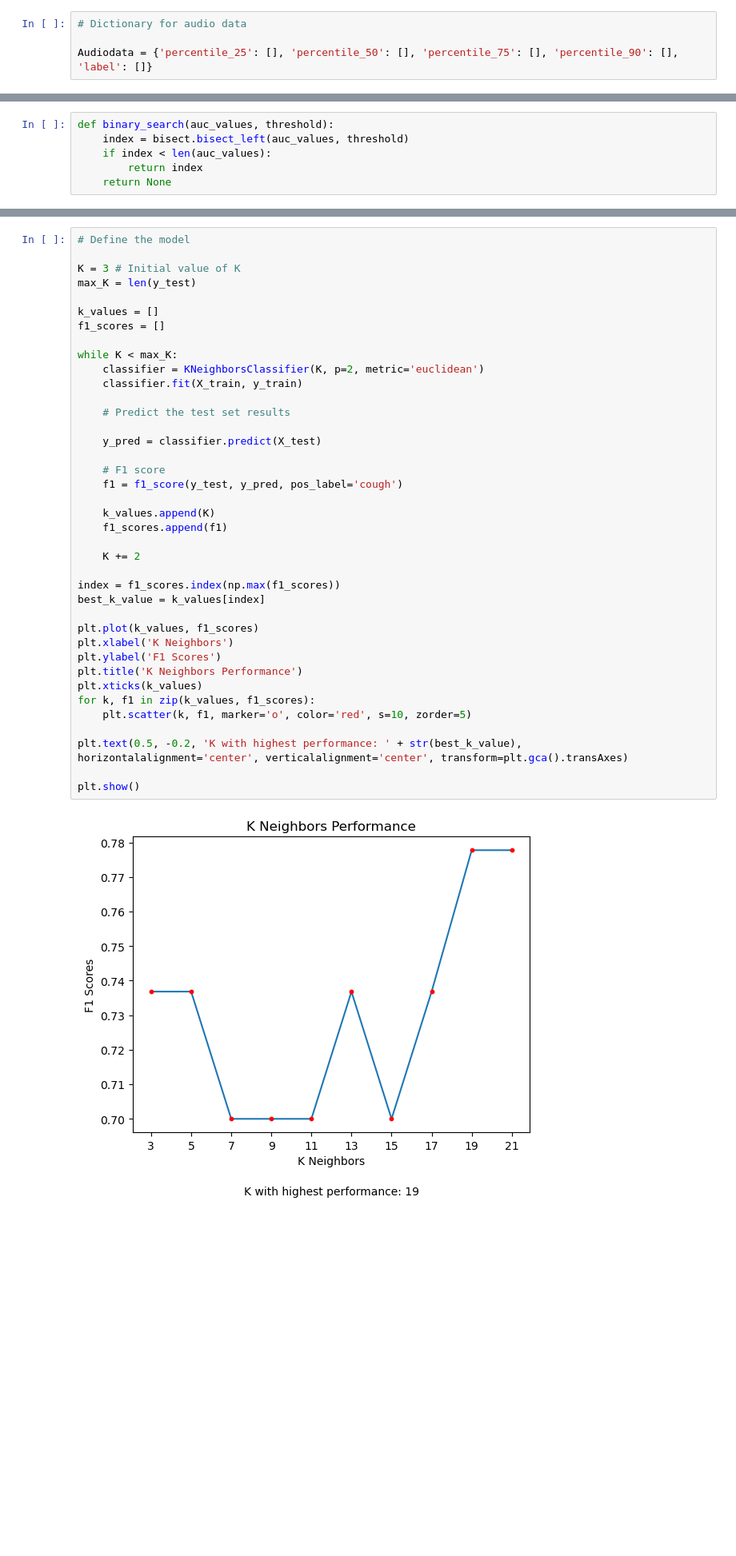
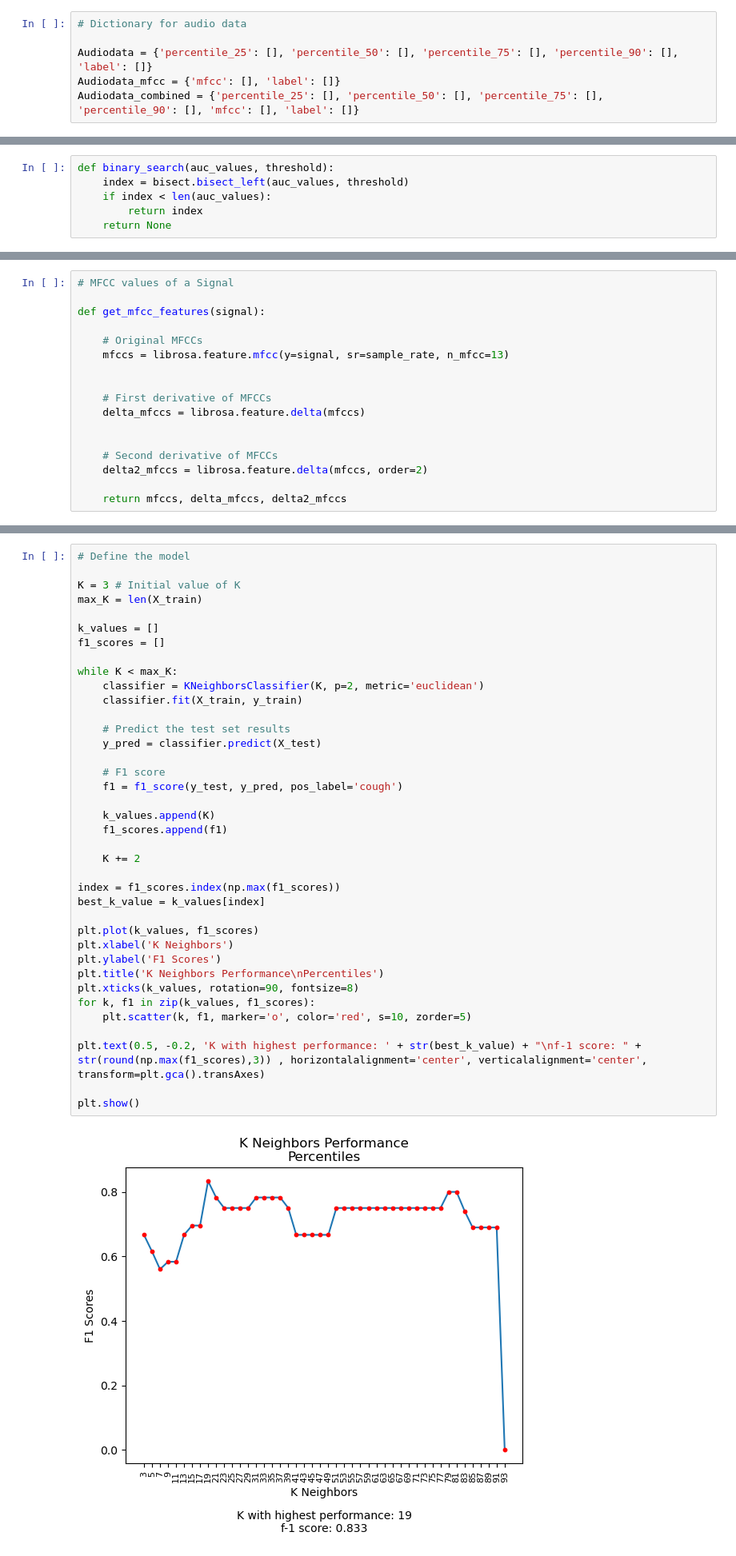
Before and after one commit to szulaldemirtas/electrosalus-research, a Jupyter notebook: cough-classification/signals-knn.ipynb, the cells around one changed output, grey strips where cells are left out. Shown at 80% size. Saved outputs shown, nothing was run; the diff lists cells and outputs as text; blank space fills up the shorter version.

```diff
--- a/cough-classification/signals-knn.ipynb
+++ b/cough-classification/signals-knn.ipynb
@@ -19,6 +27,8 @@ from sklearn.metrics import accuracy_score
 # Dictionary for audio data
 
 Audiodata = {'percentile_25': [], 'percentile_50': [], 'percentile_75': [], 'percentile_90': [], 'label': []}
+Audiodata_mfcc = {'mfcc': [], 'label': []}
+Audiodata_combined = {'percentile_25': [], 'percentile_50': [], 'percentile_75': [], 'percentile_90': [], 'mfcc': [], 'label': []}
 # %%
 # Real Cough Timestamps of the Data
 
@@ -82,0 +132,17 @@ def binary_search(auc_values, threshold):
+# %%
+# MFCC values of a Signal
+
+def get_mfcc_features(signal):
+
+    # Original MFCCs
+    mfccs = librosa.feature.mfcc(y=signal, sr=sample_rate, n_mfcc=13)
+
+
+    # First derivative of MFCCs
+    delta_mfccs = librosa.feature.delta(mfccs)
+
+
+    # Second derivative of MFCCs
+    delta2_mfccs = librosa.feature.delta(mfccs, order=2)
+
+    return mfccs, delta_mfccs, delta2_mfccs
@@ -650,43 +693,42 @@ y_test = np.ravel(y_test)
 # Define the model
 
 K = 3 # Initial value of K
-max_K = len(y_test)
+max_K = len(X_train)
 
 k_values = []
 f1_scores = []
 
 while K < max_K:
     classifier = KNeighborsClassifier(K, p=2, metric='euclidean')
     classifier.fit(X_train, y_train)
 
     # Predict the test set results
-
     y_pred = classifier.predict(X_test)
 
     # F1 score
     f1 = f1_score(y_test, y_pred, pos_label='cough')
 
     k_values.append(K)
     f1_scores.append(f1)
 
     K += 2
 
 index = f1_scores.index(np.max(f1_scores))
 best_k_value = k_values[index]
 
 plt.plot(k_values, f1_scores)
 plt.xlabel('K Neighbors')
 plt.ylabel('F1 Scores')
-plt.title('K Neighbors Performance')
-plt.xticks(k_values)
+plt.title('K Neighbors Performance\nPercentiles')
+plt.xticks(k_values, rotation=90, fontsize=8)
 for k, f1 in zip(k_values, f1_scores):
     plt.scatter(k, f1, marker='o', color='red', s=10, zorder=5)
 
-plt.text(0.5, -0.2, 'K with highest performance: ' + str(best_k_value), horizontalalignment='center', verticalalignment='center', transform=plt.gca().transAxes)
+plt.text(0.5, -0.2, 'K with highest performance: ' + str(best_k_value) + "\nf-1 score: " + str(round(np.max(f1_scores),3)) , horizontalalignment='center', verticalalignment='center', transform=plt.gca().transAxes)
 
 plt.show()
 # %% [output]
-[figure, old version]
+[figure, new version]
 # %%
 # Evaluate Model
 
```
Also changed, not shown: parts of 25 cells of this notebook.
